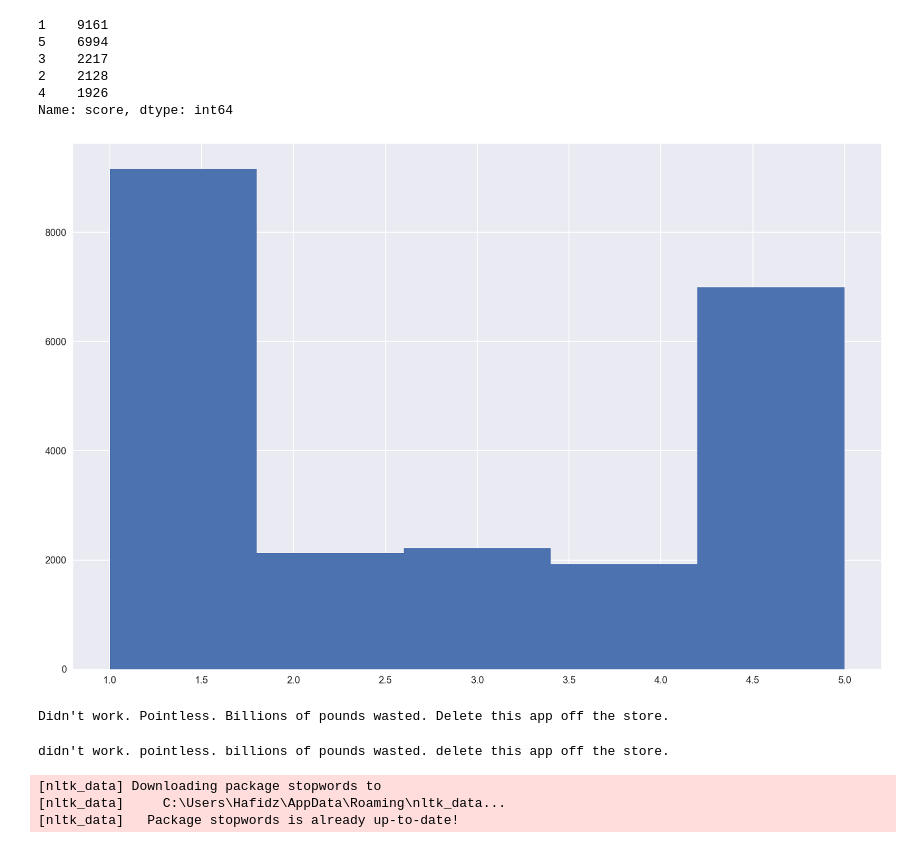
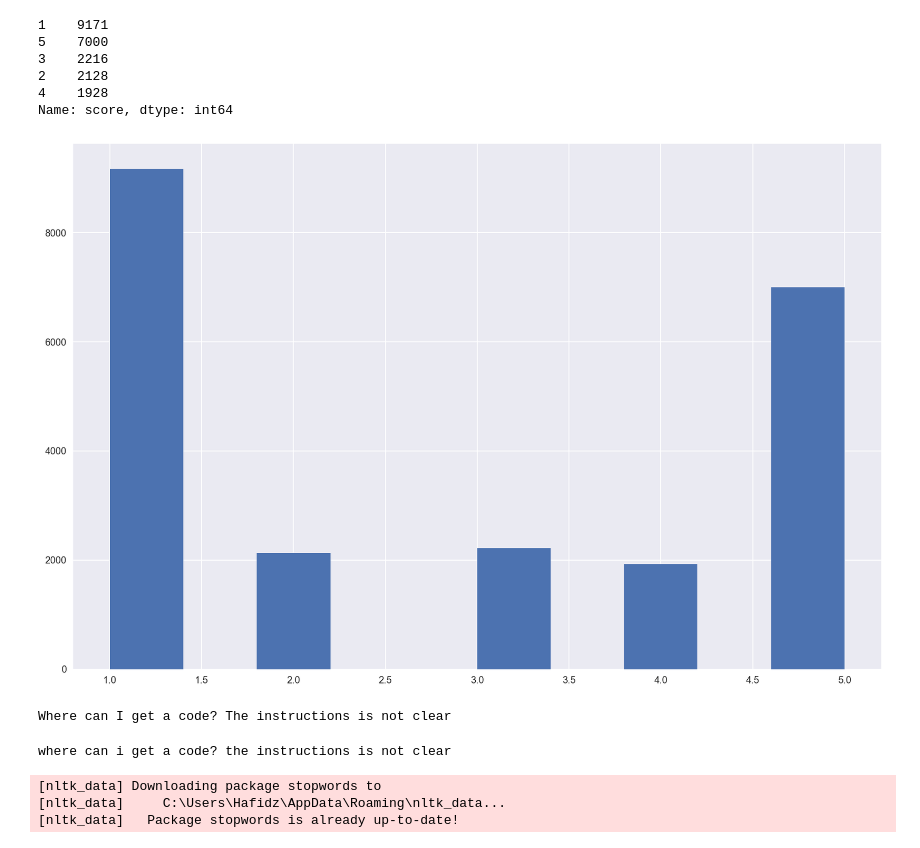
Before and after one commit to irhafidz/PhD-Progression-B932179, a Jupyter notebook: ScrapReviewNHSApp.ipynb, the cells around one changed output. Saved outputs shown, nothing was run; the diff lists cells and outputs as text; code cells hidden in the pictures.

```diff
--- a/ScrapReviewNHSApp.ipynb
+++ b/ScrapReviewNHSApp.ipynb
@@ -157,18 +175,18 @@ df_nhsrev.loc[:,["content","score","sentiment_polarity", "sentiment_subjective"]
 # %%
 #Check number of reviews scores
-df_nhsrev_new['score'].value_counts()
+df_nhsrev['score'].value_counts()
 # %% [output]
-1    9161
-5    6994
-3    2217
+1    9171
+5    7000
+3    2216
 2    2128
-4    1926
+4    1928
 Name: score, dtype: int64
 # %%
-plt.hist(df_nhsrev_new['score'], bins = 5)
+plt.hist(df_nhsrev['score'])
 plt.show()
 # %% [output]
-[figure, old version]
+[figure, new version]
 # %%
 #DATA PREPROCESSING
 # Lower casing
@@ -176,15 +194,15 @@ plt.show()
 # Change the reviews type to string
 df_nhsrev['content'] = df_nhsrev['content'].astype(str)# Before lowercasing
 # Before lowercasing
-print(df_nhsrev['content'][2])
+print(df_nhsrev['content'][22442])
 # %% [output]
-Didn't work. Pointless. Billions of pounds wasted. Delete this app off the store.
+Where can I get a code? The instructions is not clear
 # %%
-#Lowercase all reviews
+#Lowercase all reviews to see the difference
 df_nhsrev['content']= df_nhsrev['content'].apply(lambda x: x.lower())
-print(df_nhsrev['content'][2]) ## to see the difference
+print(df_nhsrev['content'][22442])
 # %% [output]
-didn't work. pointless. billions of pounds wasted. delete this app off the store.
+where can i get a code? the instructions is not clear
 # %%
 import nltk
 nltk.download('stopwords')
```
Also changed, not shown: parts of 58 cells of this notebook.
